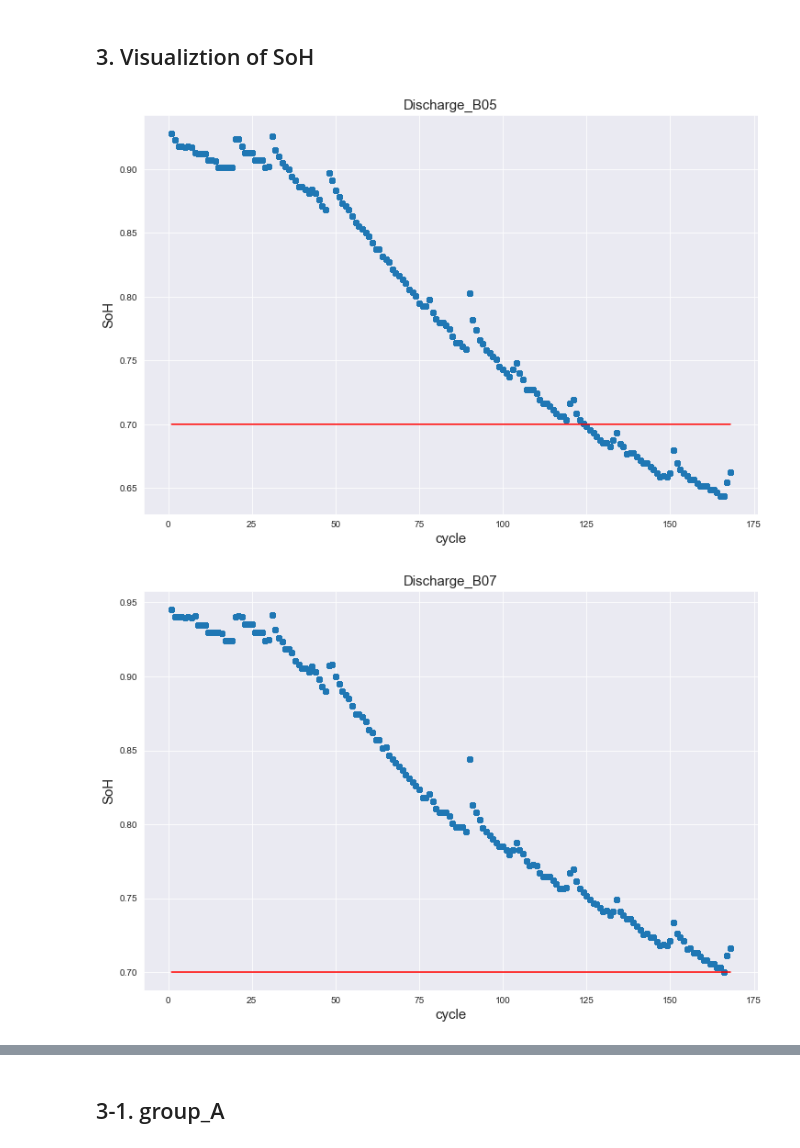
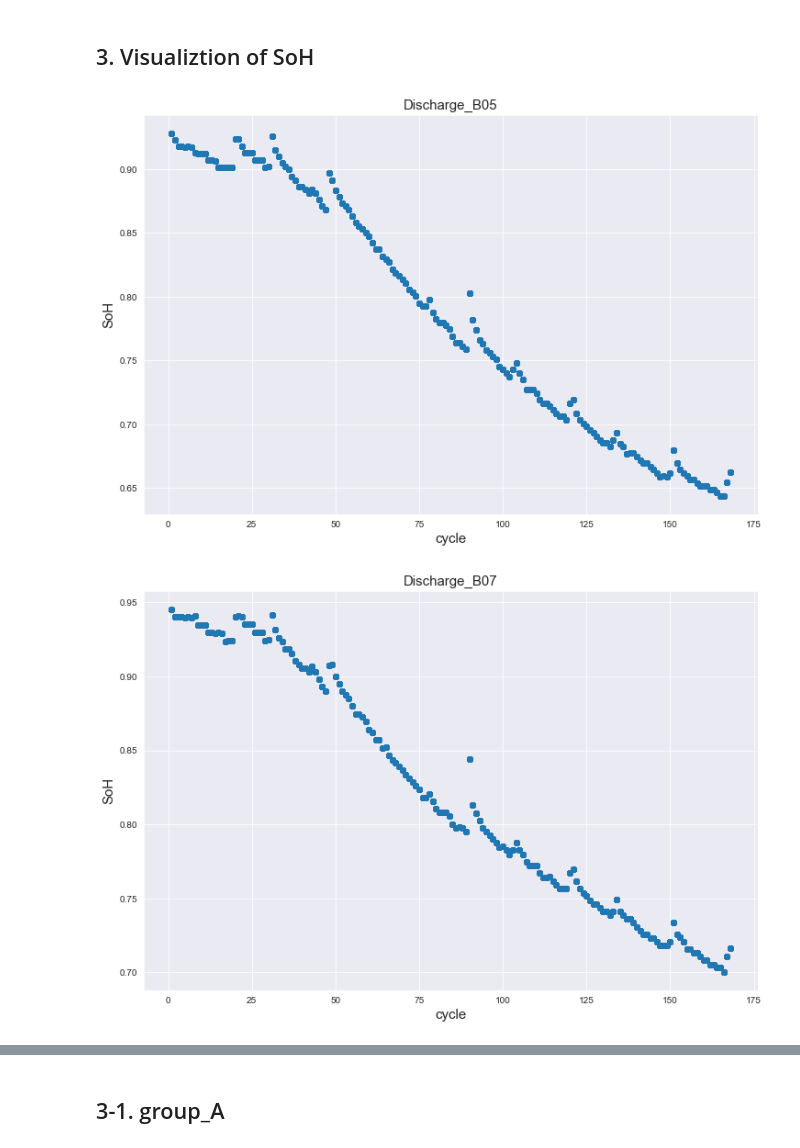
Before and after one commit to standing-o/SoH_estimation_of_Lithium-ion_battery, a Jupyter notebook: 2_Elimination_of_outliers/Calculation_and_Visualization_of_refined_SoH.ipynb, the cells around one changed output, grey strips where cells are left out. Drawn from its saved outputs; the diff is of its cells as text; code cells hidden in the pictures.

```diff
--- a/2_Elimination_of_outliers/Calculation_and_Visualization_of_refined_SoH.ipynb
+++ b/2_Elimination_of_outliers/Calculation_and_Visualization_of_refined_SoH.ipynb
@@ -82,16 +79,0 @@ Shape of data : (23478, 3)
-# %%
-for i in range(len(listdir)) :
-
-    dff = globals()['data_{}'.format(num[i])]
-
-    sns.set_style("darkgrid")
-    plt.figure(figsize=(12, 8))
-
-    plt.scatter(dff['cycle'], dff['capacity'])
-    plt.plot(dff['cycle'], len(dff['cycle'])*[1.4], color = 'red')
-
-    plt.ylabel('Capacity', fontsize = 15)
-    plt.xlabel('cycle', fontsize = 15)
-    plt.title('Discharge_' + num[i], fontsize = 15)
-    plt.savefig('fig/Capacity_' + num[i] + '.jpg')
-    plt.show()
@@ -109,19 +82,19 @@ for i in range(len(listdir)) :
 # %%
 for i in range(len(listdir)) :
 
     dff = globals()['data_{}'.format(num[i])]
 
     sns.set_style("darkgrid")
     plt.figure(figsize=(12, 8))
 
     plt.scatter(dff['cycle'], dff['SOH'])
-    plt.plot(dff['cycle'], len(dff['cycle'])*[0.7], color = 'red')
+#     plt.plot(dff['cycle'], len(dff['cycle'])*[0.7], color = 'red')
 
     plt.ylabel('SoH', fontsize = 15)
     plt.xlabel('cycle', fontsize = 15)
     plt.title('Discharge_' + num[i], fontsize = 15)
-    plt.savefig('fig/SoH_' + num[i] + '.jpg')
+    plt.savefig('fig/refined_SoH_' + num[i] + '.jpg')
     plt.show()
 # %% [output]
-[figure, old version]
+[figure, new version]
-[figure, old version]
+[figure, new version]
```
Also changed, not shown: parts of 6 cells of this notebook, 30 other files.
